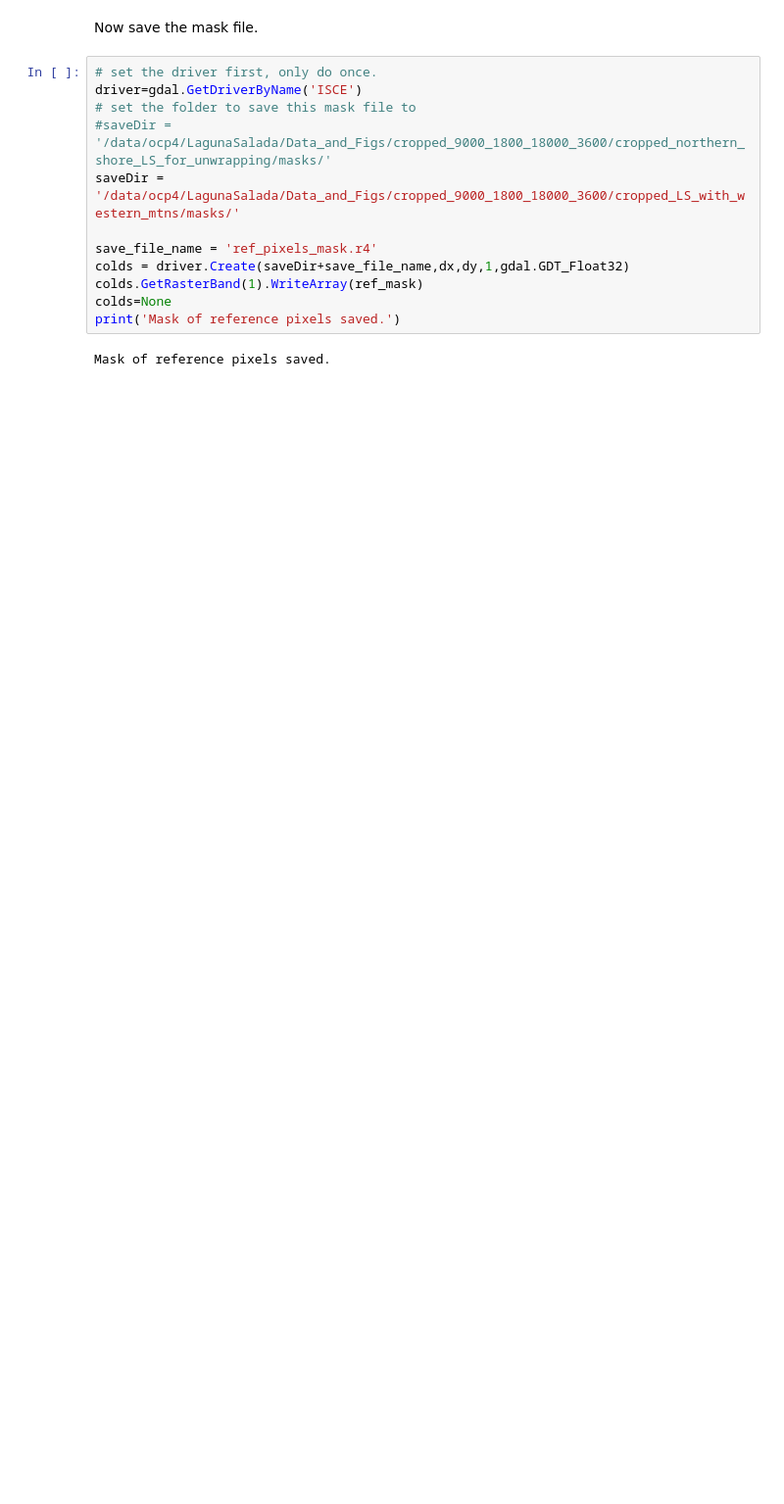
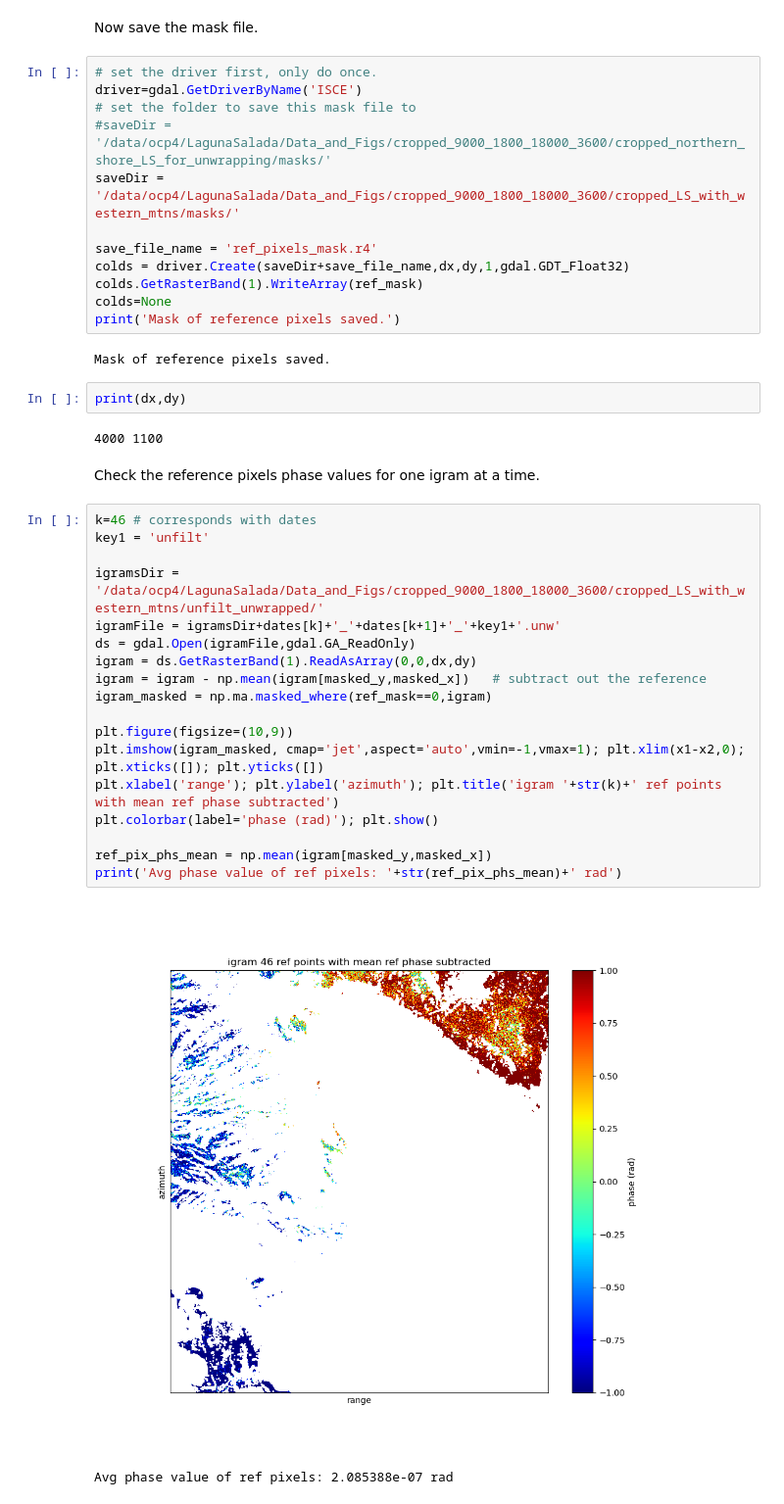
Before and after one commit to opaschall/LagunaSalada, a Jupyter notebook: 11_unwrapped_igrams/choosing_reference_pixels.ipynb, the cells around one changed output. Shown at 98% size. Saved outputs shown, nothing was run; the diff lists cells and outputs as text; blank space fills up the shorter version.

```diff
--- a/11_unwrapped_igrams/choosing_reference_pixels.ipynb
+++ b/11_unwrapped_igrams/choosing_reference_pixels.ipynb
@@ -351,3 +375,30 @@ colds=None
 print('Mask of reference pixels saved.')
 # %% [output]
 Mask of reference pixels saved.
+# %%
+print(dx,dy)
+# %% [output]
+4000 1100
+# %% [markdown]
+Check the reference pixels phase values for one igram at a time.
+# %%
+k=46 # corresponds with dates
+key1 = 'unfilt'
+
+igramsDir = '/data/ocp4/LagunaSalada/Data_and_Figs/cropped_9000_1800_18000_3600/cropped_LS_with_western_mtns/unfilt_unwrapped/'
+igramFile = igramsDir+dates[k]+'_'+dates[k+1]+'_'+key1+'.unw'
+ds = gdal.Open(igramFile,gdal.GA_ReadOnly)
+igram = ds.GetRasterBand(1).ReadAsArray(0,0,dx,dy)
+igram = igram - np.mean(igram[masked_y,masked_x])   # subtract out the reference
+igram_masked = np.ma.masked_where(ref_mask==0,igram)
+
+plt.figure(figsize=(10,9))
+plt.imshow(igram_masked, cmap='jet',aspect='auto',vmin=-1,vmax=1); plt.xlim(x1-x2,0); plt.xticks([]); plt.yticks([])
+plt.xlabel('range'); plt.ylabel('azimuth'); plt.title('igram '+str(k)+' ref points with mean ref phase subtracted')
+plt.colorbar(label='phase (rad)'); plt.show()
+
+ref_pix_phs_mean = np.mean(igram[masked_y,masked_x])
+print('Avg phase value of ref pixels: '+str(ref_pix_phs_mean)+' rad')
+# %% [output]
+[figure, added]
+Avg phase value of ref pixels: 2.085388e-07 rad
```
Also changed, not shown: parts of 9 cells of this notebook, 4 other files.
